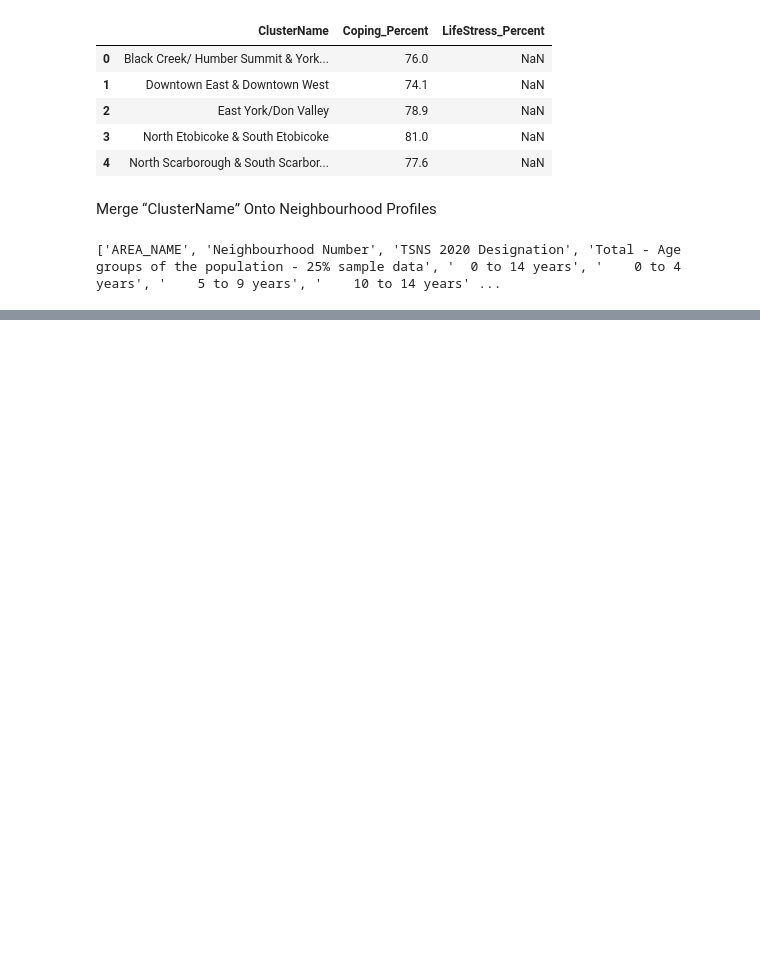
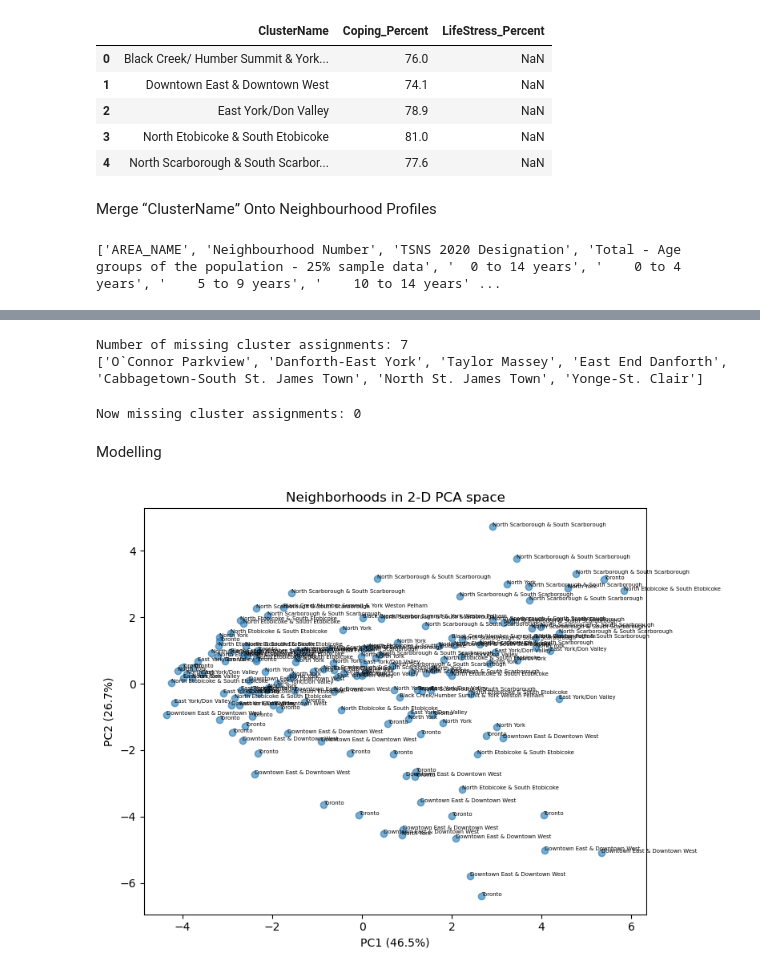
Before and after one commit to rxnu/Final-Project, a Jupyter notebook: notebooks/1-DataLoading_and_Preprocessing.ipynb, the cells around one changed output, grey strips where cells are left out. Cells and saved outputs as stored; diff of their text form; code cells hidden in the pictures; blank space fills up the shorter version.

```diff
--- a/notebooks/1-DataLoading_and_Preprocessing.ipynb
+++ b/notebooks/1-DataLoading_and_Preprocessing.ipynb
@@ -923,0 +889,9 @@ print(features_df_clean.head())
+# %%
+# 1) Are any neighbourhoods still missing a cluster?
+nulls = features_df['ClusterName'].isnull().sum()
+print(f"Number of missing cluster assignments: {nulls}")
+if nulls > 0:
+    print(features_df.loc[features_df['ClusterName'].isna(), 'Neighbourhood'].tolist())
+# %% [output]
+Number of missing cluster assignments: 7
+['O`Connor Parkview', 'Danforth-East York', 'Taylor Massey', 'East End Danforth', 'Cabbagetown-South St. James Town', 'North St. James Town', 'Yonge-St. Clair']
@@ -923,0 +912,18 @@ print(features_df_clean.head())
+# %%
+# 3) Drop the old ClusterName column (so we can get a fresh merge)
+features_df = features_df.drop(columns=['ClusterName'], errors='ignore')
+
+# 4) Re-merge against your lookup (which has columns AREA_NAME → ClusterName)
+features_df = features_df.merge(
+    lookup_df.rename(columns={'AREA_NAME': 'Neighbourhood'}),
+    on='Neighbourhood',
+    how='left'
+)
+
+# 5) Check again for any leftovers
+nulls = features_df['ClusterName'].isnull().sum()
+print(f"Now missing cluster assignments: {nulls}")
+if nulls > 0:
+    print(features_df.loc[features_df['ClusterName'].isnull(), 'Neighbourhood'].tolist())
+# %% [output]
+Now missing cluster assignments: 0
@@ -923,0 +933,36 @@ print(features_df_clean.head())
+# %% [markdown]
+Modelling
+# %%
+# Scale and PCA
+
+from sklearn.preprocessing import StandardScaler
+from sklearn.decomposition import PCA
+
+# pull out numeric features
+X = features_df.drop(columns=['Neighbourhood', 'ClusterName'])
+
+# standardize
+scaler = StandardScaler()
+X_scaled = scaler.fit_transform(X)
+
+# PCA to 2D for visualization
+pca = PCA(n_components=2)
+X_pca = pca.fit_transform(X_scaled)
+
+# attach back
+features_df['PC1'], features_df['PC2'] = X_pca[:,0], X_pca[:,1]
+
+# quick plot
+import matplotlib.pyplot as plt
+
+plt.figure(figsize=(8,6))
+plt.scatter(features_df.PC1, features_df.PC2, alpha=0.6)
+for _, r in features_df.iterrows():
+    plt.text(r.PC1, r.PC2, r.ClusterName, fontsize=5)
+plt.xlabel(f"PC1 ({pca.explained_variance_ratio_[0]*100:.1f}%)")
+plt.ylabel(f"PC2 ({pca.explained_variance_ratio_[1]*100:.1f}%)")
+plt.title("Neighborhoods in 2‑D PCA space")
+plt.tight_layout()
+plt.show()
+# %% [output]
+[figure, added]
```
Also changed, not shown: parts of 72 cells of this notebook.
